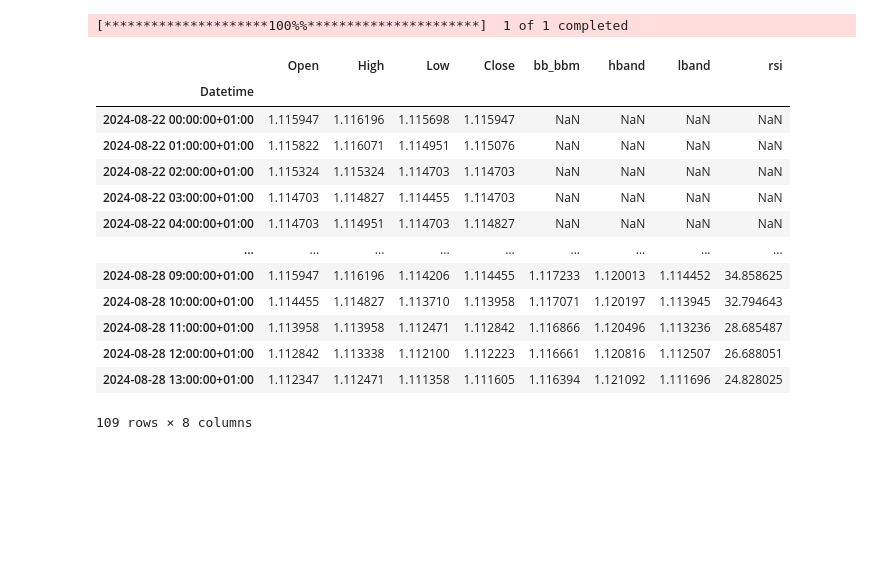
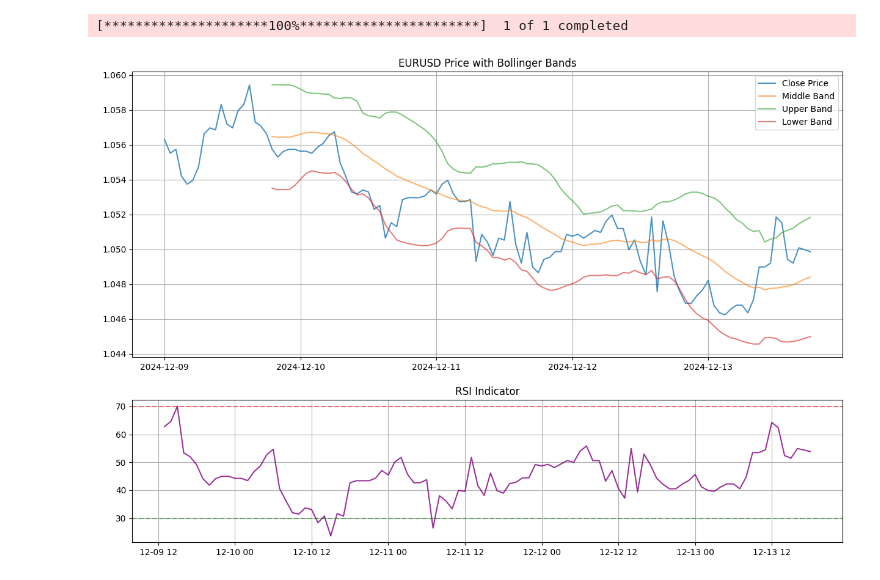
Before and after one commit to abenable/forex-bot, a Jupyter notebook: src/strategies/rsi_bollingerbands.ipynb, the cells around one changed output. Saved outputs shown, nothing was run; the diff lists cells and outputs as text; code cells hidden in the pictures; blank space fills up the shorter version.

```diff
--- a/src/strategies/rsi_bollingerbands.ipynb
+++ b/src/strategies/rsi_bollingerbands.ipynb
@@ -4,22 +5,20 @@ import yfinance as yf
 from ta.volatility import BollingerBands
 from ta.momentum import RSIIndicator
 # %%
-# Load and preprocess data
-def preprocess_data():
-    data = yf.download("EURUSD=x", period="5d", interval="1h")
-    data.index = pd.to_datetime(data.index)
-    data = data.drop(columns=['Adj Close', 'Volume'])
-    data
+# Download data
+data = yf.download("EURUSD=x", period="5d", interval="1h")
 
-    # Initialize Bollinger Bands Indicator
-    indicator_bb = BollingerBands(close=data["Close"], window=20, window_dev=2)
-    data['bb_bbm'] = indicator_bb.bollinger_mavg()
-    data['hband'] = indicator_bb.bollinger_hband()
-    data['lband'] = indicator_bb.bollinger_lband()
+# Remove unnecessary columns and flatten multi-index
+data = data[['Open', 'High', 'Low', 'Close']]
+data.columns = data.columns.get_level_values(0)  # Flatten multi-index columns
 
-    # Initialize RSI Indicator
-    indicator_rsi = RSIIndicator(close=data["Close"], window=14)
-    data['rsi'] = indicator_rsi.rsi()
+# Calculate indicators
+bb_indicator = BollingerBands(close=data["Close"])
+data['bb_bbm'] = bb_indicator.bollinger_mavg()
+data['hband'] = bb_indicator.bollinger_hband()
+data['lband'] = bb_indicator.bollinger_lband()
 
-    return data
+data['rsi'] = RSIIndicator(close=data["Close"]).rsi()
+# %% [output]
+[*********************100%***********************]  1 of 1 completed
 # %%
@@ -66,22 +95,23 @@ def trading_strategy(data):
 
     return data
-# %%
-
-data = preprocess_data()
-data
-# %% [output]
-[*********************100%%**********************]  1 of 1 completed
-|  | Open | High | Low | Close | bb_bbm | hband | lband | rsi |
-| Datetime |  |  |  |  |  |  |  |  |
-| 2024-08-22 00:00:00+01:00 | 1.115947 | 1.116196 | 1.115698 | 1.115947 | NaN | NaN | NaN | NaN |
-| 2024-08-22 01:00:00+01:00 | 1.115822 | 1.116071 | 1.114951 | 1.115076 | NaN | NaN | NaN | NaN |
-| 2024-08-22 02:00:00+01:00 | 1.115324 | 1.115324 | 1.114703 | 1.114703 | NaN | NaN | NaN | NaN |
-| 2024-08-22 03:00:00+01:00 | 1.114703 | 1.114827 | 1.114455 | 1.114703 | NaN | NaN | NaN | NaN |
-| 2024-08-22 04:00:00+01:00 | 1.114703 | 1.114951 | 1.114703 | 1.114827 | NaN | NaN | NaN | NaN |
-| ... | ... | ... | ... | ... | ... | ... | ... | ... |
-| 2024-08-28 09:00:00+01:00 | 1.115947 | 1.116196 | 1.114206 | 1.114455 | 1.117233 | 1.120013 | 1.114452 | 34.858625 |
-| 2024-08-28 10:00:00+01:00 | 1.114455 | 1.114827 | 1.113710 | 1.113958 | 1.117071 | 1.120197 | 1.113945 | 32.794643 |
-| 2024-08-28 11:00:00+01:00 | 1.113958 | 1.113958 | 1.112471 | 1.112842 | 1.116866 | 1.120496 | 1.113236 | 28.685487 |
-| 2024-08-28 12:00:00+01:00 | 1.112842 | 1.113338 | 1.112100 | 1.112223 | 1.116661 | 1.120816 | 1.112507 | 26.688051 |
-| 2024-08-28 13:00:00+01:00 | 1.112347 | 1.112471 | 1.111358 | 1.111605 | 1.116394 | 1.121092 | 1.111696 | 24.828025 |
-109 rows × 8 columns
+# %%
+# Create figure with two subplots
+fig, (ax1, ax2) = plt.subplots(2, 1, figsize=(15, 10), height_ratios=[2, 1])
+
+# Plot price and Bollinger Bands
+ax1.plot(data.index, data['Close'], label='Close Price', alpha=0.8)
+ax1.plot(data.index, data['bb_bbm'], label='Middle Band', alpha=0.6)
+ax1.plot(data.index, data['hband'], label='Upper Band', alpha=0.6)
+ax1.plot(data.index, data['lband'], label='Lower Band', alpha=0.6)
+ax1.set_title('EURUSD Price with Bollinger Bands')
+ax1.legend()
+ax1.grid(True)
+
+# Plot RSI
+ax2.plot(data.index, data['rsi'], color='purple', alpha=0.8)
+ax2.axhline(y=70, color='r', linestyle='--', alpha=0.5)
+ax2.axhline(y=30, color='g', linestyle='--', alpha=0.5)
+ax2.set_title('RSI Indicator')
+ax2.grid(True)
+# %% [output]
+[figure, added]
```
Also changed, not shown: parts of 3 cells of this notebook, 3 other files.
